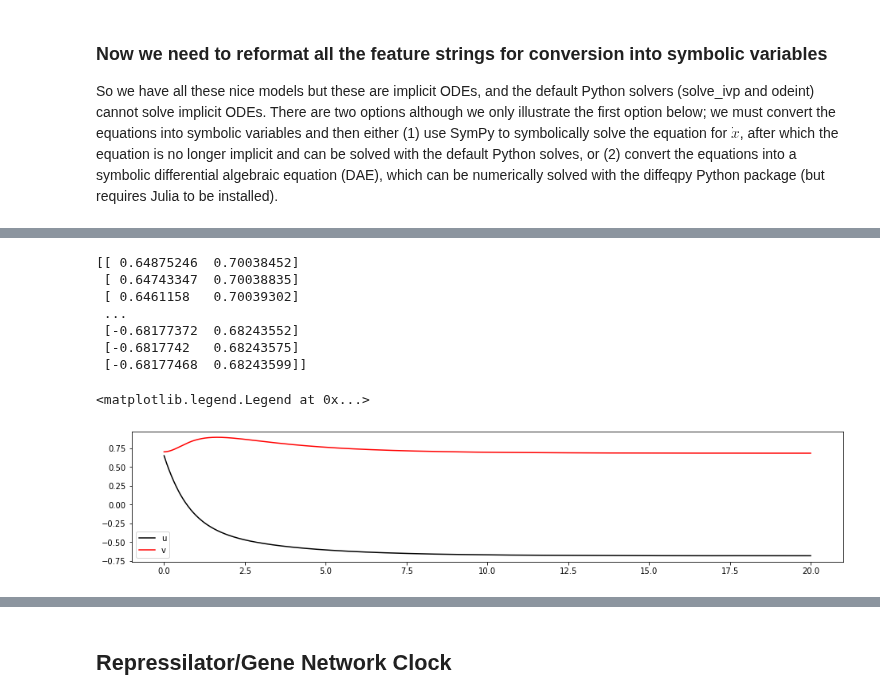
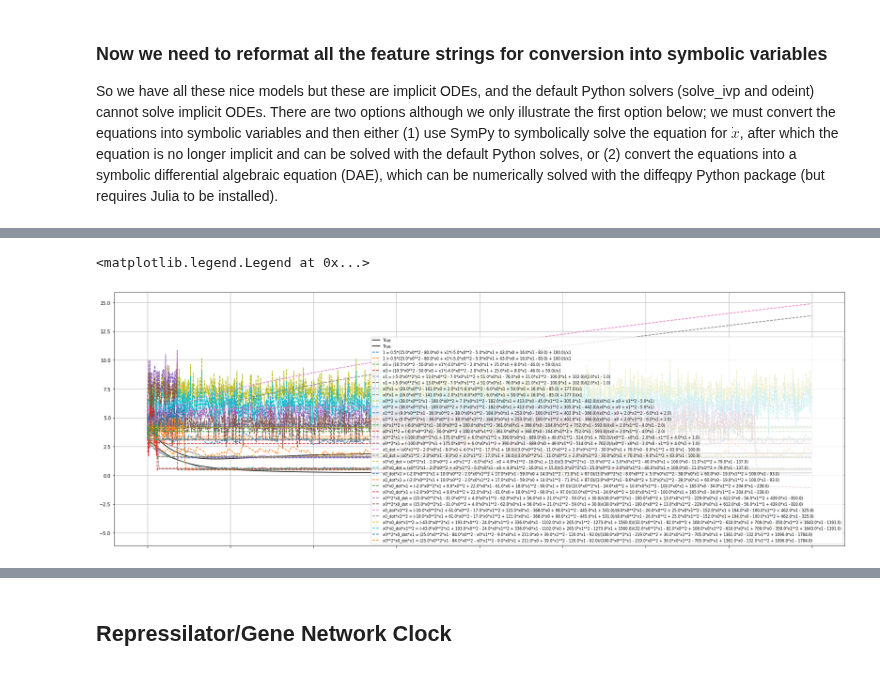
Before and after one commit to ainsleylaiuw/ISB-Hadlock-Lai, a Jupyter notebook: Ex_System.ipynb, the cells around one changed output, grey strips where cells are left out. Saved outputs shown, nothing was run; the diff lists cells and outputs as text; code cells hidden in the pictures.

```diff
--- a/Ex_System.ipynb
+++ b/Ex_System.ipynb
@@ -701,8 +720,8 @@ model = ps.SINDy(
     differentiation_method=ps.FiniteDifference(drop_endpoints=True)#,
     #feature_names=['u', 'v']
 )
-#model.fit(netswitch_train_multi, t=dt, multiple_trajectories=True)
-model.fit(netswitch_train, t=dt, multiple_trajectories=False)
+model.fit(netswitch_train_multi, t=dt, multiple_trajectories=True)
+#model.fit(netswitch_train, t=dt, multiple_trajectories=False)
 model.feature_names = model.get_feature_names()
 
 model.print()
@@ -718,12 +737,14 @@ library_functions = [
     lambda x, y: x * y,
     lambda x: x ** 2,
     lambda x, y: x * y ** 2,
+    lambda x, y: x ** 2 * y ,
 ]
 library_function_names = [
     lambda x: x,
     lambda x, y: x + y,
     lambda x: x + x,
     lambda x, y: x + y + y,
+    lambda x, y: x + x + y,
 ]
 custom_library = ps.CustomLibrary(
     library_functions=library_functions,
@@ -737,7 +758,7 @@ x_dot_library_functions = [
 sindy_library = ps.SINDyPILibrary(
     library_functions=[],
     x_dot_library_functions=x_dot_library_functions,
-    t=t[1:-1],
+    t=dt,
     function_names=[lambda x: x],
 )
 
@@ -749,19 +770,17 @@ constant_library = ps.CustomLibrary(
 )
 
 sindy_opt = ps.SINDyPI(
-    threshold=0.5,#1e-0,
+    threshold=1e-6,
     tol=1e-8,
     thresholder="l1",
-    max_iter=20000,
+    max_iter=40000,
+    #verbose_cvxpy=True
 )
 
 # Initialize the inputs
 inputs_temp = np.tile([0, 1], 3)
-
 inputs_per_library = np.reshape(inputs_temp, (3, 2))
-print(inputs_per_library.shape)
 inputs_per_library[2, 1] = 0
-print(inputs_per_library)
 
 generalized_library = ps.GeneralizedLibrary(
     [constant_library, custom_library, sindy_library],
@@ -775,7 +794,8 @@ model = ps.SINDy(feature_library=generalized_library,
                  differentiation_method=ps.FiniteDifference(drop_endpoints=True),
                 )
 
-model.fit(netswitch_train_multi, t=[t for i in range(10)], multiple_trajectories=True)
+model.fit(netswitch_train_multi, t=dt, multiple_trajectories=True)
+#model.fit(netswitch_train, t=dt, multiple_trajectories=False)
 
 # lhs= gets the function names since print() will miss the fact that we're using SINDyPI
 model.print(lhs=model.get_feature_names())
@@ -1018,17 +1002,39 @@ KeyboardInterrupt:
 # %%
-plt.figure(figsize=(16, 3))
-print(x_test)
-plt.plot(t, x_test[:,0], color="k", linestyle="solid", label="u")
-plt.plot(t, x_test[:,1], color="r", linestyle="solid", label="v")
-plt.legend()
+a, b = 2, 1
+beta, gamma = 2, 2
+dudt = lambda u, v: -u + (a / (1+v**beta))
+dvdt = lambda u, v: -v + (b / (1+u**gamma))
+netswitch = lambda t, x: np.array([dudt(x[0], x[1]), dvdt(x[0], x[1])])
+
+# Plot the results for each of the models
+plt.figure(figsize=(28, 10))
+x0_test = np.random.rand(r) * 5
+x_test = solve_ivp(netswitch, t_span, x0_test, t_eval=t).y.T
+plt.plot(t, x_test, color="k", linestyle="solid", label="True")
+for i in range(nfeatures):
+    ax = plt.gca()
+    if i != nfeatures - 1:
+        ax.set_xticklabels([])
+    if len(sym_equations_simplified[i]) != 0:
+        ODE_Func = sp.lambdify([t_sym, x_sym], sym_equations_simplified[i][0])
+
+        # Now simulate the system we identified
+        x_test_sim = solve_ivp(ODE_Func, t_span, x0_test, t_eval=t).y.T
+        if (
+            np.linalg.norm(x_test_sim) < 1e3
+            and sym_equations_rounded_simplified[i] != 0
+        ):
+            plt.plot(
+                t,
+                x_test_sim,
+                linestyle="dashed",
+                label=str(sp.sympify(features_formatted[i]))
+                + " = "
+                + str(sym_equations_rounded_simplified[i]),
+            )
+plt.grid(True)
+plt.legend(fontsize=8)
 # %% [output]
-[[ 0.64875246  0.70038452]
- [ 0.64743347  0.70038835]
- [ 0.6461158   0.70039302]
- ...
- [-0.68177372  0.68243552]
- [-0.6817742   0.68243575]
- [-0.68177468  0.68243599]]
+<matplotlib.legend.Legend at 0x...>
-<matplotlib.legend.Legend at 0x...>
-[figure, old version]
+[figure, new version]
 # %%
```
Also changed, not shown: parts of 13 cells of this notebook.
